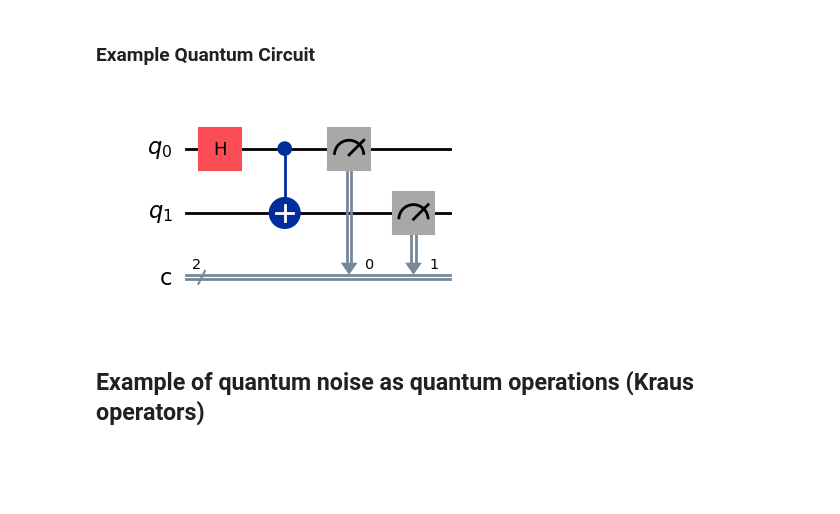
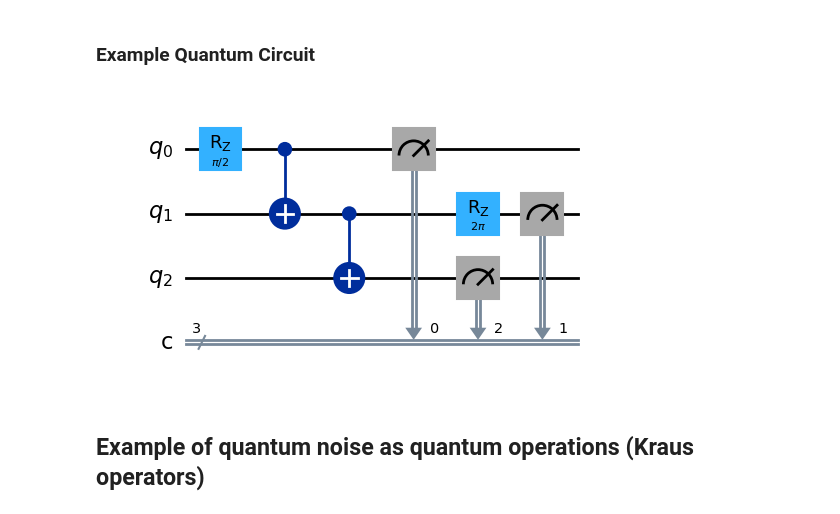
Before and after one commit to wghaotian/programming-exercises, a Jupyter notebook: 2025-summer-rwth/template-exercise-01.ipynb, the cells around one changed output. Saved outputs shown, nothing was run; the diff lists cells and outputs as text; code cells hidden in the pictures; blank space fills up the shorter version.

```diff
--- a/2025-summer-rwth/template-exercise-01.ipynb
+++ b/2025-summer-rwth/template-exercise-01.ipynb
@@ -25,15 +25,24 @@ https://qiskit.github.io/qiskit-aer/tutorials/3_building_noise_models.html
 # %% [markdown]
 ### Example Quantum Circuit
 # %%
-circuit = QuantumCircuit(2, 2)
-circuit.h(0)
+# circuit = QuantumCircuit(2, 2)
+# circuit.h(0)
+# circuit.cx(0, 1)
+# circuit.measure(0, 0)
+# circuit.measure(1, 1);
+# # display the circuit
+# display(circuit.draw('mpl'))
+circuit = QuantumCircuit(3, 3)
+circuit.rz(np.pi / 2.00, 0)
 circuit.cx(0, 1)
+circuit.cx(1, 2)
+circuit.rz(np.pi * 2.00, 1)
 circuit.measure(0, 0)
-circuit.measure(1, 1);
-# display the circuit
+circuit.measure(1, 1)
+circuit.measure(2, 2)
 display(circuit.draw('mpl'))
 # %% [output]
-[figure, old version]
+[figure, new version]
 # %% [markdown]
 ## Example of quantum noise as quantum operations (Kraus operators)
 # %% [markdown]
```
Also changed, not shown: parts of 6 cells of this notebook.
